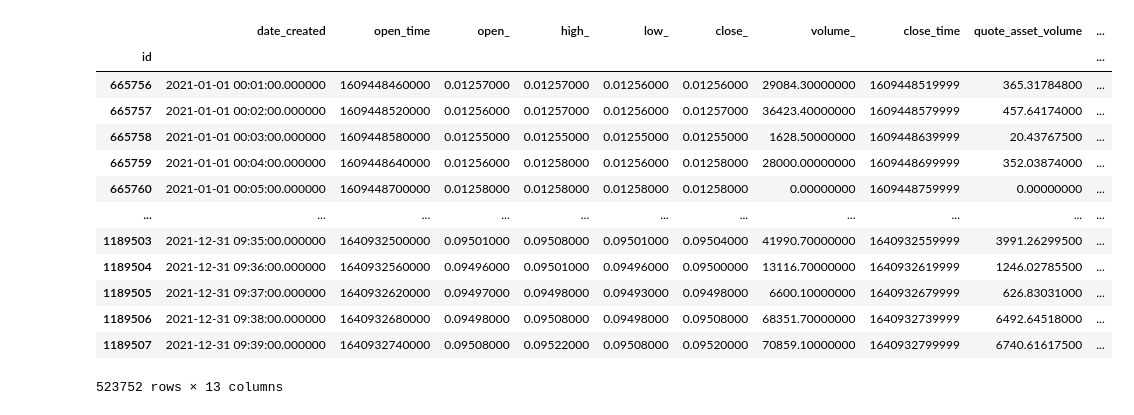
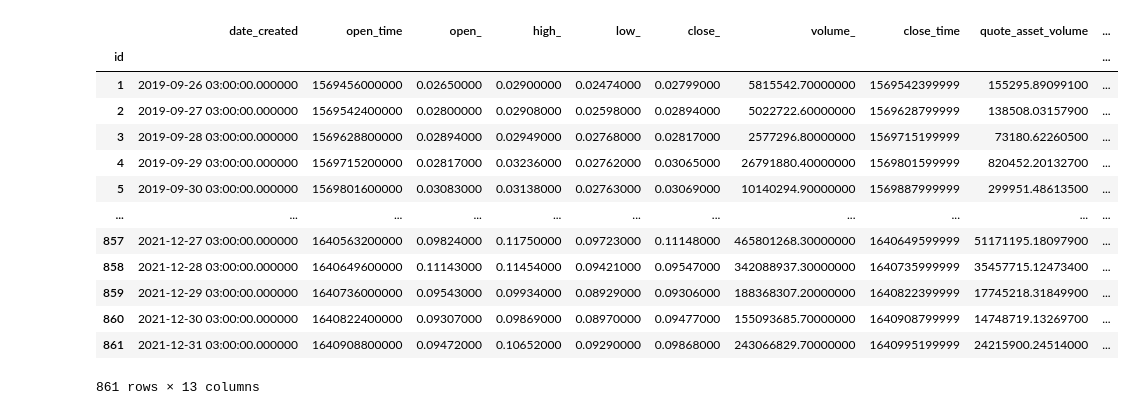
Before and after one commit to akorzunin/binance_candle_plot, a Jupyter notebook: modules/database_modules/database_handler.ipynb, the cells around one changed output. Cells and saved outputs as stored; diff of their text form; code cells hidden in the pictures.

```diff
--- a/modules/database_modules/database_handler.ipynb
+++ b/modules/database_modules/database_handler.ipynb
@@ -11,7 +15,7 @@ import pandas as pd
 # %%
 app = Flask(__name__)
 # attach SQL to flask
-db_name = PWD+'\\database'+'\\test.db'
+db_name = PWD+'\\database'+'\\RVNUSDT.db'#rvnusdt
 app.config['SQLALCHEMY_DATABASE_URI'] = 'sqlite:///' + db_name
 app.config['SQLALCHEMY_TRACK_MODIFICATIONS'] = True
 
@@ -205,27 +205,27 @@ finally:
 # %%
 df = pd.read_sql(
-    'SELECT * FROM minute_scale WHERE date_created > "2021-01-01 00:00:00.000000"',
+    'SELECT * FROM d1 ', #WHERE date_created > "2021-01-01 00:00:00.000000"
     # 'SELECT * FROM minute_scale WHERE id > 990 AND id < 1010',
     'sqlite:///' + db_name,
     index_col='id',
     )
 df
 # df['date_created'][990:1010]
 # %% [output]
 |  | date_created | open_time | open_ | high_ | low_ | close_ | volume_ | close_time | quote_asset_volume | ... |
 | id |  |  |  |  |  |  |  |  |  | ... |
-| 665756 | 2021-01-01 00:01:00.000000 | 1609448460000 | 0.01257000 | 0.01257000 | 0.01256000 | 0.01256000 | 29084.30000000 | 1609448519999 | 365.31784800 | ... |
-| 665757 | 2021-01-01 00:02:00.000000 | 1609448520000 | 0.01256000 | 0.01257000 | 0.01256000 | 0.01257000 | 36423.40000000 | 1609448579999 | 457.64174000 | ... |
-| 665758 | 2021-01-01 00:03:00.000000 | 1609448580000 | 0.01255000 | 0.01255000 | 0.01255000 | 0.01255000 | 1628.50000000 | 1609448639999 | 20.43767500 | ... |
-| 665759 | 2021-01-01 00:04:00.000000 | 1609448640000 | 0.01256000 | 0.01258000 | 0.01256000 | 0.01258000 | 28000.00000000 | 1609448699999 | 352.03874000 | ... |
-| 665760 | 2021-01-01 00:05:00.000000 | 1609448700000 | 0.01258000 | 0.01258000 | 0.01258000 | 0.01258000 | 0.00000000 | 1609448759999 | 0.00000000 | ... |
+| 1 | 2019-09-26 03:00:00.000000 | 1569456000000 | 0.02650000 | 0.02900000 | 0.02474000 | 0.02799000 | 5815542.70000000 | 1569542399999 | 155295.89099100 | ... |
+| 2 | 2019-09-27 03:00:00.000000 | 1569542400000 | 0.02800000 | 0.02908000 | 0.02598000 | 0.02894000 | 5022722.60000000 | 1569628799999 | 138508.03157900 | ... |
+| 3 | 2019-09-28 03:00:00.000000 | 1569628800000 | 0.02894000 | 0.02949000 | 0.02768000 | 0.02817000 | 2577296.80000000 | 1569715199999 | 73180.62260500 | ... |
+| 4 | 2019-09-29 03:00:00.000000 | 1569715200000 | 0.02817000 | 0.03236000 | 0.02762000 | 0.03065000 | 26791880.40000000 | 1569801599999 | 820452.20132700 | ... |
+| 5 | 2019-09-30 03:00:00.000000 | 1569801600000 | 0.03083000 | 0.03138000 | 0.02763000 | 0.03069000 | 10140294.90000000 | 1569887999999 | 299951.48613500 | ... |
 | ... | ... | ... | ... | ... | ... | ... | ... | ... | ... | ... |
-| 1189503 | 2021-12-31 09:35:00.000000 | 1640932500000 | 0.09501000 | 0.09508000 | 0.09501000 | 0.09504000 | 41990.70000000 | 1640932559999 | 3991.26299500 | ... |
-| 1189504 | 2021-12-31 09:36:00.000000 | 1640932560000 | 0.09496000 | 0.09501000 | 0.09496000 | 0.09500000 | 13116.70000000 | 1640932619999 | 1246.02785500 | ... |
-| 1189505 | 2021-12-31 09:37:00.000000 | 1640932620000 | 0.09497000 | 0.09498000 | 0.09493000 | 0.09498000 | 6600.10000000 | 1640932679999 | 626.83031000 | ... |
-| 1189506 | 2021-12-31 09:38:00.000000 | 1640932680000 | 0.09498000 | 0.09508000 | 0.09498000 | 0.09508000 | 68351.70000000 | 1640932739999 | 6492.64518000 | ... |
-| 1189507 | 2021-12-31 09:39:00.000000 | 1640932740000 | 0.09508000 | 0.09522000 | 0.09508000 | 0.09520000 | 70859.10000000 | 1640932799999 | 6740.61617500 | ... |
+| 857 | 2021-12-27 03:00:00.000000 | 1640563200000 | 0.09824000 | 0.11750000 | 0.09723000 | 0.11148000 | 465801268.30000000 | 1640649599999 | 51171195.18097900 | ... |
+| 858 | 2021-12-28 03:00:00.000000 | 1640649600000 | 0.11143000 | 0.11454000 | 0.09421000 | 0.09547000 | 342088937.30000000 | 1640735999999 | 35457715.12473400 | ... |
+| 859 | 2021-12-29 03:00:00.000000 | 1640736000000 | 0.09543000 | 0.09934000 | 0.08929000 | 0.09306000 | 188368307.20000000 | 1640822399999 | 17745218.31849900 | ... |
+| 860 | 2021-12-30 03:00:00.000000 | 1640822400000 | 0.09307000 | 0.09869000 | 0.08970000 | 0.09477000 | 155093685.70000000 | 1640908799999 | 14748719.13269700 | ... |
+| 861 | 2021-12-31 03:00:00.000000 | 1640908800000 | 0.09472000 | 0.10652000 | 0.09290000 | 0.09868000 | 243066829.70000000 | 1640995199999 | 24215900.24514000 | ... |
-523752 rows × 13 columns
+861 rows × 13 columns
 # %%
 # delete all data from the table
 db.session.query(RVNUSDT).delete()
```
Also changed, not shown: parts of 11 cells of this notebook, 38 other files.
